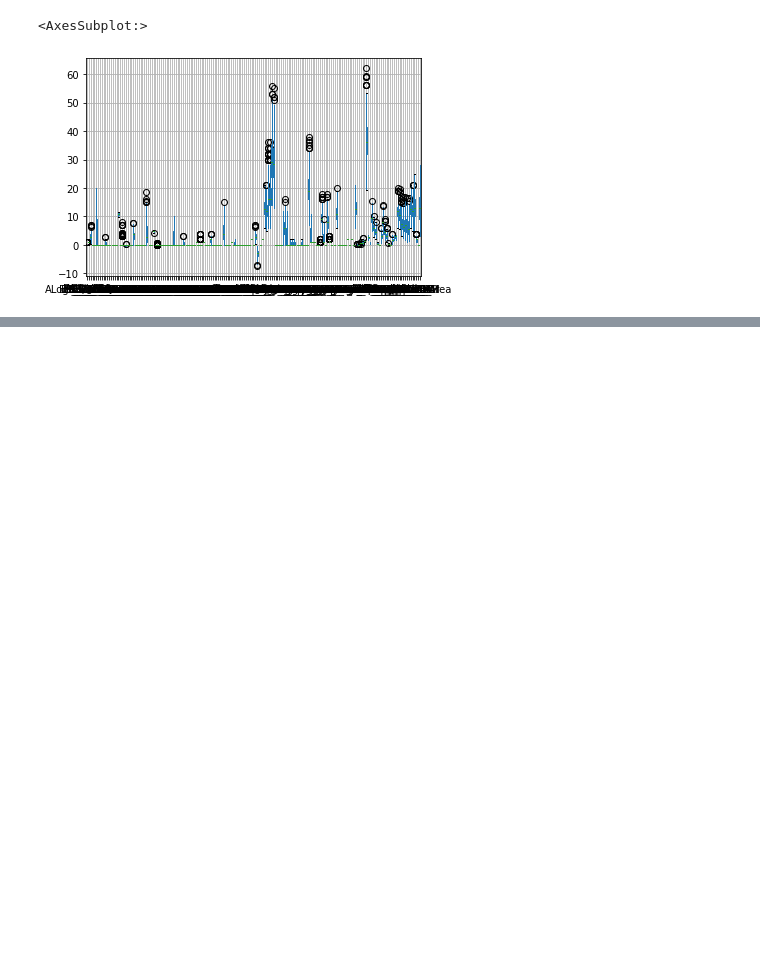
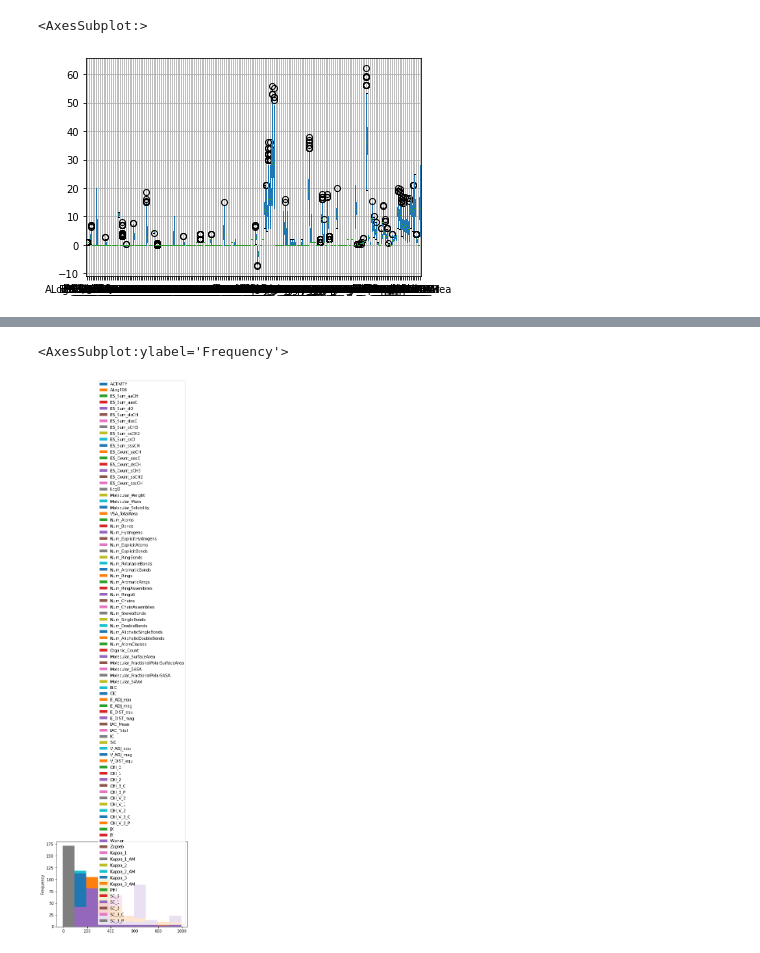
Before and after one commit to omriglevi/dataScience-1, a Jupyter notebook: bitter.ipynb, the cells around one changed output, grey strips where cells are left out. Drawn from its saved outputs; the diff is of its cells as text; code cells hidden in the pictures; blank space fills up the shorter version.

```diff
--- a/bitter.ipynb
+++ b/bitter.ipynb
@@ -196,0 +222,5 @@ createCsv(df,'normalizedData')
+# %%
+df.plot.hist()
+# %% [output]
+<AxesSubplot:ylabel='Frequency'>
+[figure, added]
```
Also changed, not shown: parts of 3 cells of this notebook.
